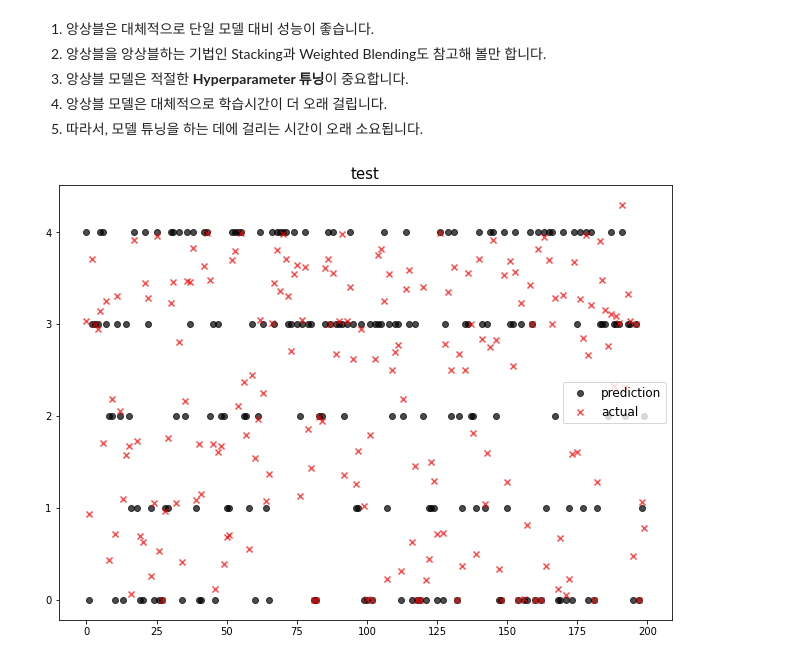
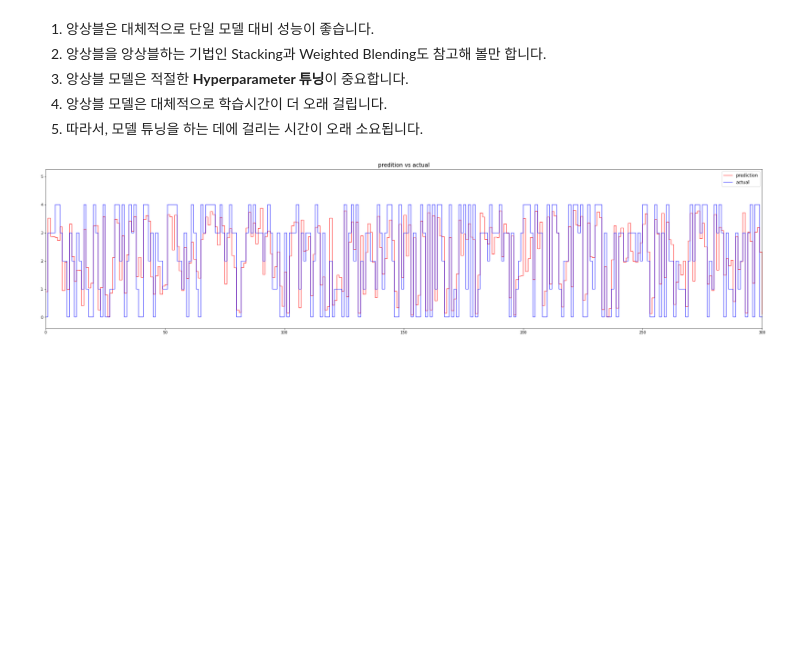
Before and after one commit to leo-h2/h2care-station, a Jupyter notebook: station_model_total_rev0_3.ipynb, the cells around one changed output. Cells and saved outputs as stored; diff of their text form; code cells hidden in the pictures; blank space fills up the shorter version.

```diff
--- a/station_model_total_rev0_3.ipynb
+++ b/station_model_total_rev0_3.ipynb
@@ -730,20 +745,22 @@ mse_eval('Weighted Blending', final_prediction, y_test)
 4. 앙상블 모델은 대체적으로 학습시간이 더 오래 걸립니다.
 5. 따라서, 모델 튜닝을 하는 데에 걸리는 시간이 오래 소요됩니다.
 # %%
-plot_predictions_partial_test('test', final_prediction, y_test, 0, 200)
-
-# def comp_plot():
 
 
+def plot_compare_value_test(name_,y_test_pred, y_test):
+    plt.figure(figsize=(35, 8))
+    index = np.arange(0,len(y_test_pred),1)
 
-#   pyplot.step(
-#     plt.figure(figsize=(11, 8))
-#     index = np.arange(0,len(pred),1)
+    start = 0
+    end = 300
 
-#     plt.scatter(index[start:end], y_test[start:end], alpha=0.7, marker='o', color='black')
-#     plt.scatter(index[start:end], y_test_pred[start:end], alpha=0.7, marker='x', color='r')
-#     plt.title(name_, fontsize=15)
-#     plt.legend(['prediction', 'actual'], fontsize=12)
-#     plt.show()
+    plt.step(index, y_test_pred, alpha=0.7, color='r')
+    plt.step(index, y_test, alpha=0.7, color='blue')
+    plt.title(name_, fontsize=15)
+    plt.legend(['prediction', 'actual'], fontsize=12)
+    plt.xlim ([start, end])
+    plt.show()
+
+plot_compare_value_test('predition vs actual',final_prediction, y_test)
 # %% [output]
-[figure, old version]
+[figure, new version]
```
Also changed, not shown: parts of 18 cells of this notebook.
